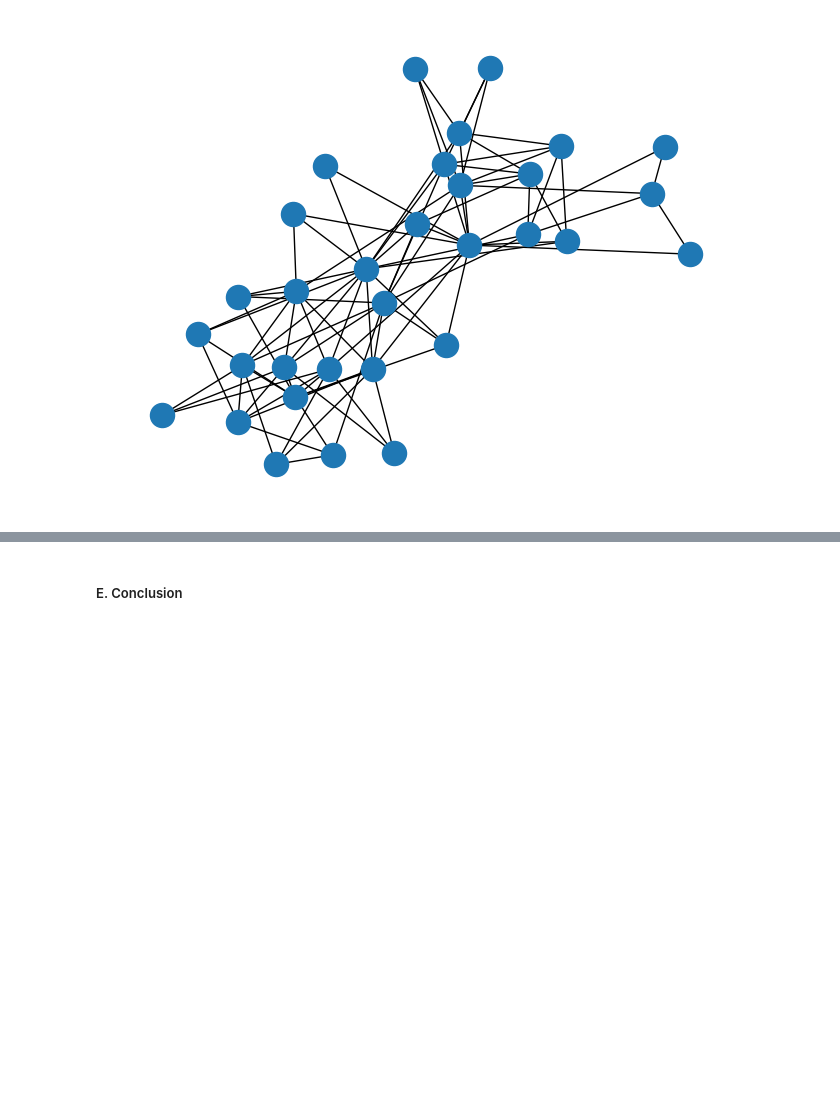
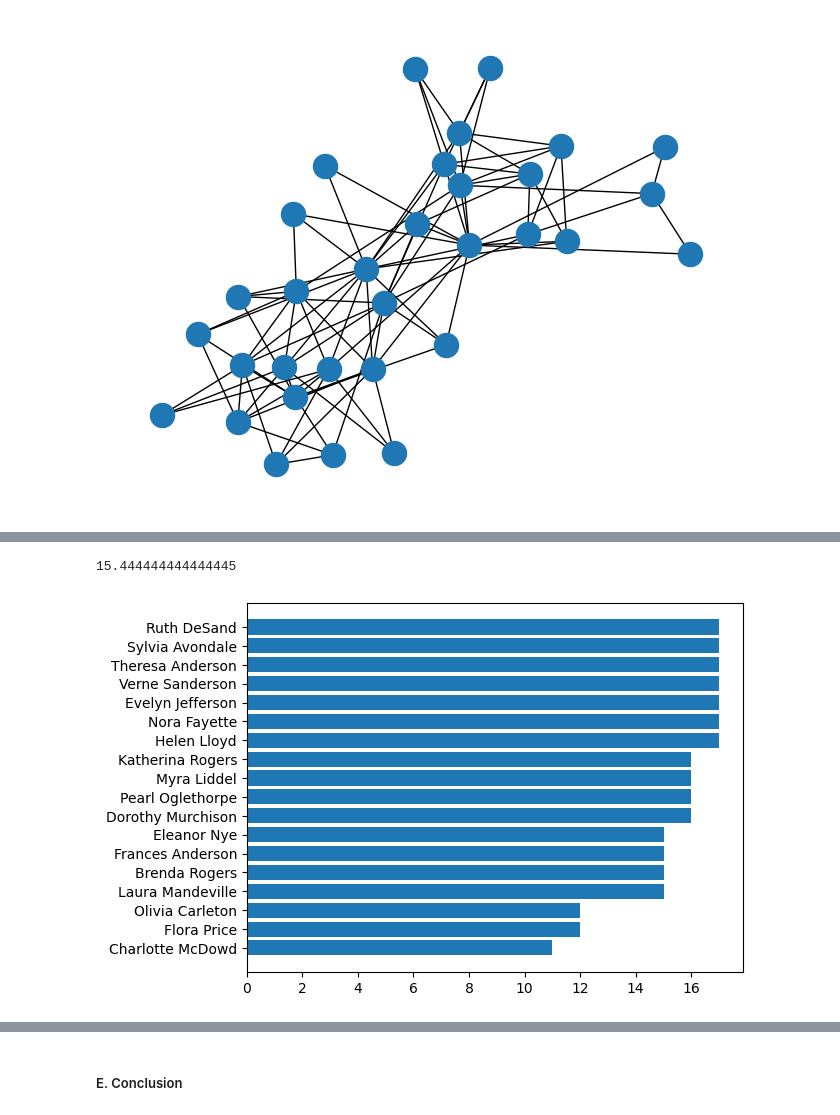
Before and after one commit to klmartin1998/spring2024-data620, a Jupyter notebook: assignments/assignment4/data620_assignment4.ipynb, the cells around one changed output, grey strips where cells are left out. Drawn from its saved outputs; the diff is of its cells as text; code cells hidden in the pictures; blank space fills up the shorter version.

```diff
--- a/assignments/assignment4/data620_assignment4.ipynb
+++ b/assignments/assignment4/data620_assignment4.ipynb
@@ -127,0 +175,2 @@ plt.show()
+# %%
+friends_df = pd.DataFrame([{'member':w,'num_friends':W.degree(w)} for w in women])
@@ -127,0 +186,11 @@ plt.show()
+# %%
+np.mean(friends_df['num_friends'])
+# %% [output]
+15.444444444444445
+# %%
+x = friends_df.sort_values(by='num_friends')['member']
+y = friends_df.sort_values(by='num_friends')['num_friends']
+plt.barh(x,y)
+plt.show()
+# %% [output]
+[figure, added]
```
Also changed, not shown: parts of 14 cells of this notebook, 1 other file.
